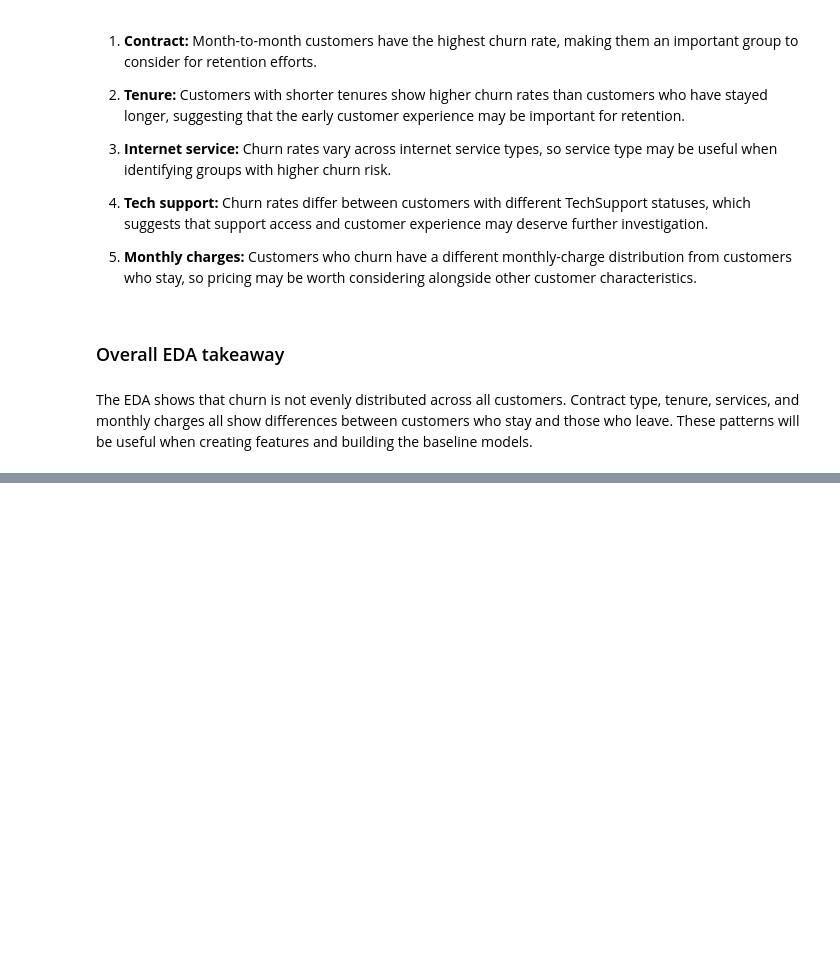
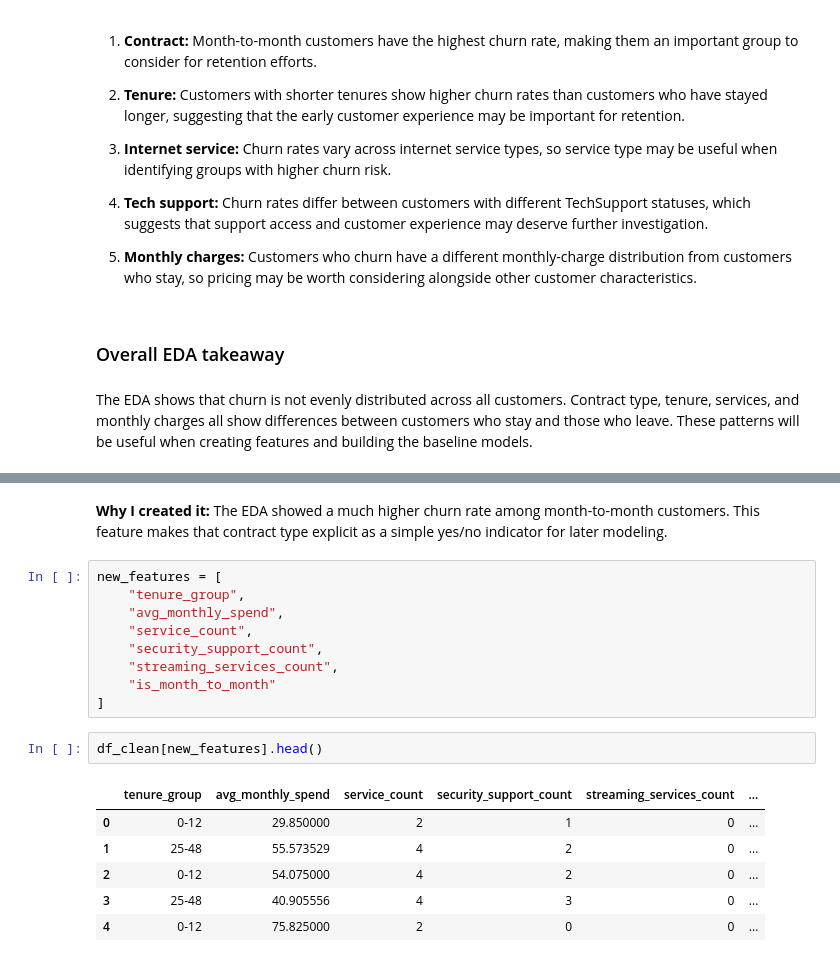
Before and after one commit to francisparwez/telco-customer-churn, a Jupyter notebook: Telco_Churn.ipynb, the cells around one changed output, grey strips where cells are left out. Drawn from its saved outputs; the diff is of its cells as text; blank space fills up the shorter version.

```diff
--- a/Telco_Churn.ipynb
+++ b/Telco_Churn.ipynb
@@ -779,0 +934,20 @@ The EDA shows that churn is not evenly distributed across all customers. Contrac
+# %% [markdown]
+**Why I created it:** The EDA showed a much higher churn rate among month-to-month customers. This feature makes that contract type explicit as a simple yes/no indicator for later modeling.
+# %%
+new_features = [
+    "tenure_group",
+    "avg_monthly_spend",
+    "service_count",
+    "security_support_count",
+    "streaming_services_count",
+    "is_month_to_month"
+]
+# %%
+df_clean[new_features].head()
+# %% [output]
+|  | tenure_group | avg_monthly_spend | service_count | security_support_count | streaming_services_count | ... |
+| 0 | 0-12 | 29.850000 | 2 | 1 | 0 | ... |
+| 1 | 25-48 | 55.573529 | 4 | 2 | 0 | ... |
+| 2 | 0-12 | 54.075000 | 4 | 2 | 0 | ... |
+| 3 | 25-48 | 40.905556 | 4 | 3 | 0 | ... |
+| 4 | 0-12 | 75.825000 | 2 | 0 | 0 | ... |
```
Also changed, not shown: parts of 36 cells of this notebook, 2 other files.
